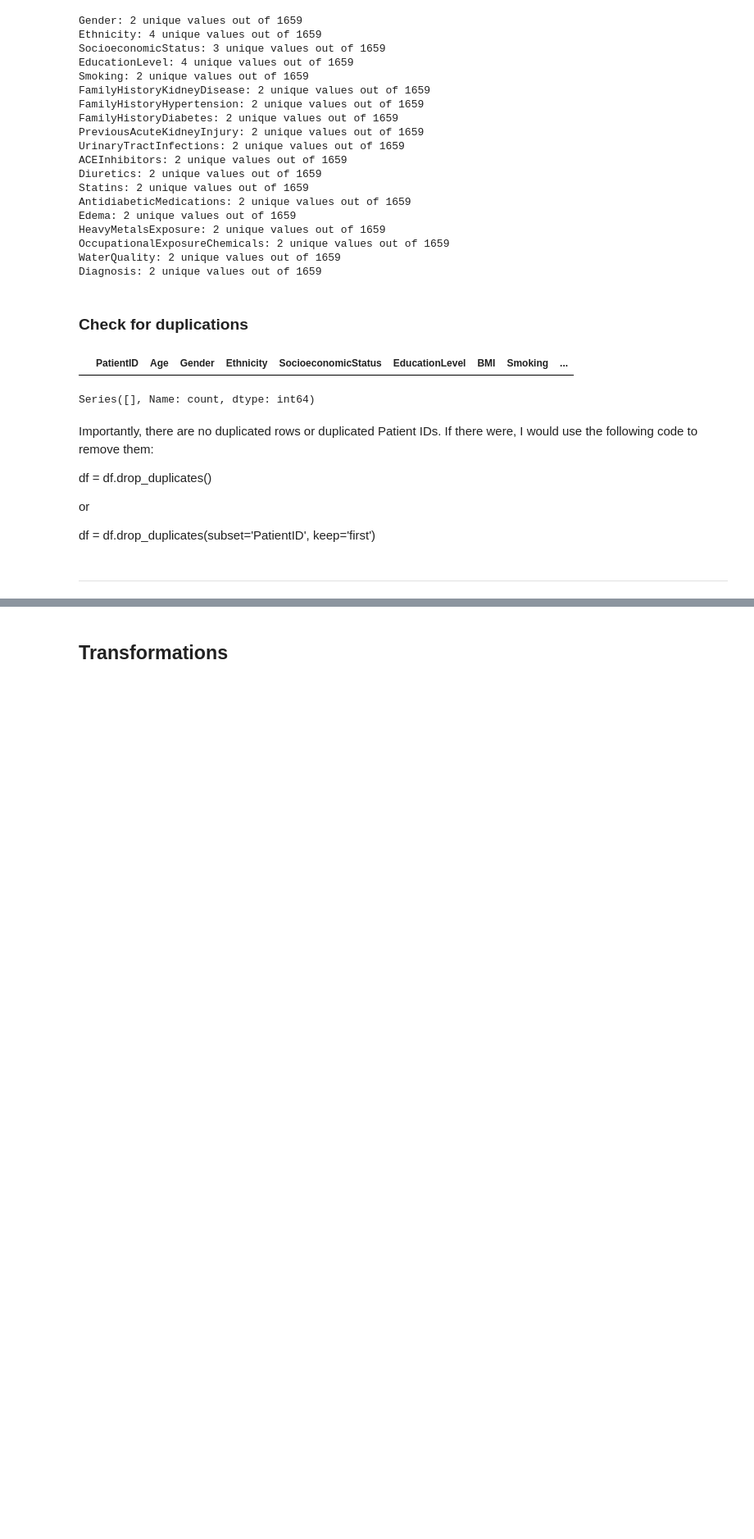
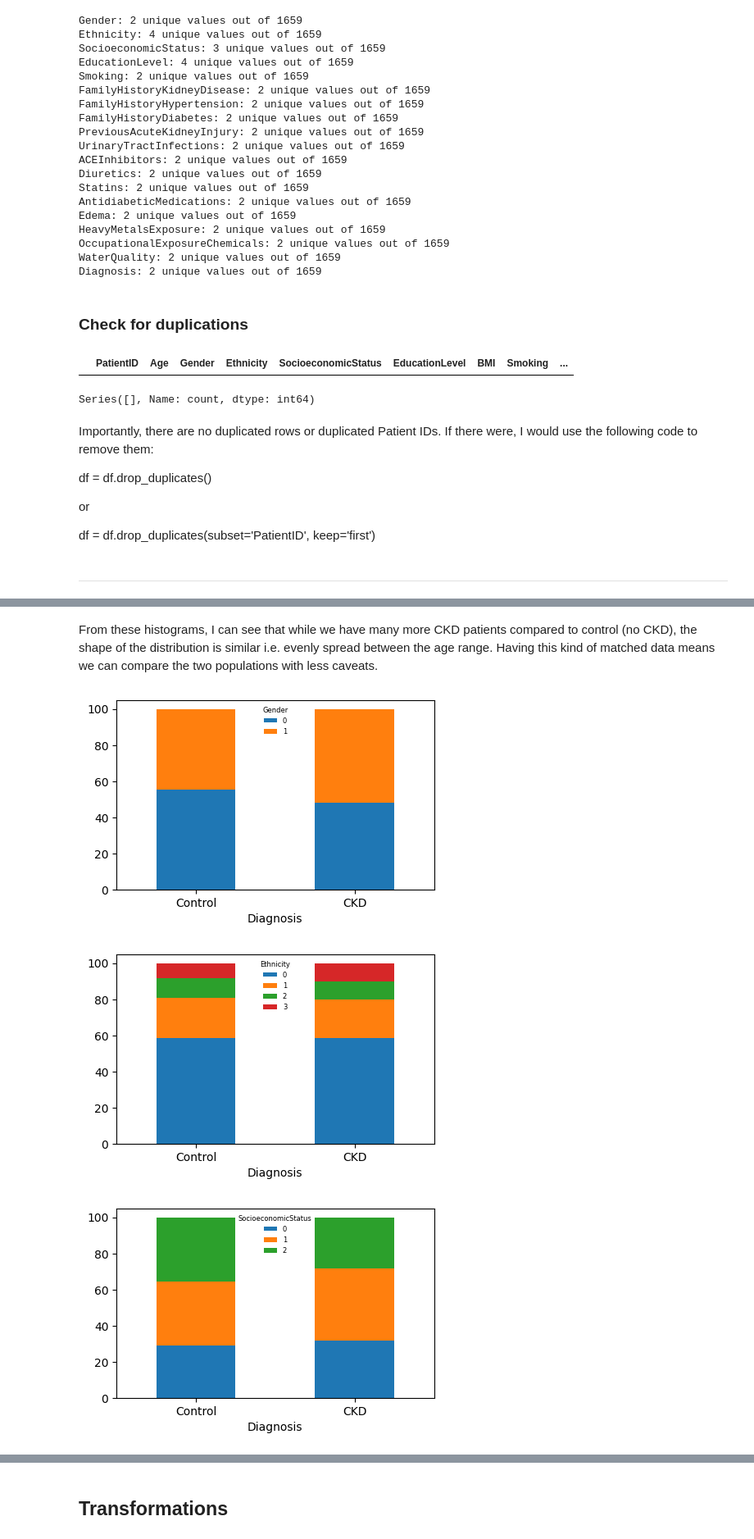
Before and after one commit to Sonya-J00/Chronic_Kidney_Disease, a Jupyter notebook: jupyter_notebooks/ETL.ipynb, the cells around one changed output, grey strips where cells are left out. Shown at 82% size. Saved outputs shown, nothing was run; the diff lists cells and outputs as text; code cells hidden in the pictures; blank space fills up the shorter version.

Commit message:
Half way through basic data analysis

```diff
--- a/jupyter_notebooks/ETL.ipynb
+++ b/jupyter_notebooks/ETL.ipynb
@@ -206,0 +236,19 @@ df = df.drop_duplicates(subset='PatientID', keep='first')
+# %% [markdown]
+From these histograms, I can see that while we have many more CKD patients compared to control (no CKD), the shape of the distribution is similar i.e. evenly spread between the age range. Having this kind of matched data means we can compare the two populations with less caveats.
+# %%
+for col in df[['Gender', 'Ethnicity', 'SocioeconomicStatus', 'EducationLevel']].columns:
+    (
+    df.groupby(['Diagnosis',col])
+    .size()
+    .unstack()
+    .apply(lambda x: x/x.sum()* 100, axis=1)
+    .plot(kind='bar', stacked=True,figsize=(5,3))
+    )
+    plt.legend(title=col, fontsize=6, title_fontsize=6, loc='upper center', framealpha=0)
+    plt.gca().set_xticklabels(['Control', 'CKD'])
+    plt.xticks(fontsize=10, rotation=0)
+    plt.show()
+# %% [output]
+[figure, added]
+[figure, added]
+[figure, added]
```
Also changed, not shown: parts of 20 cells of this notebook.
